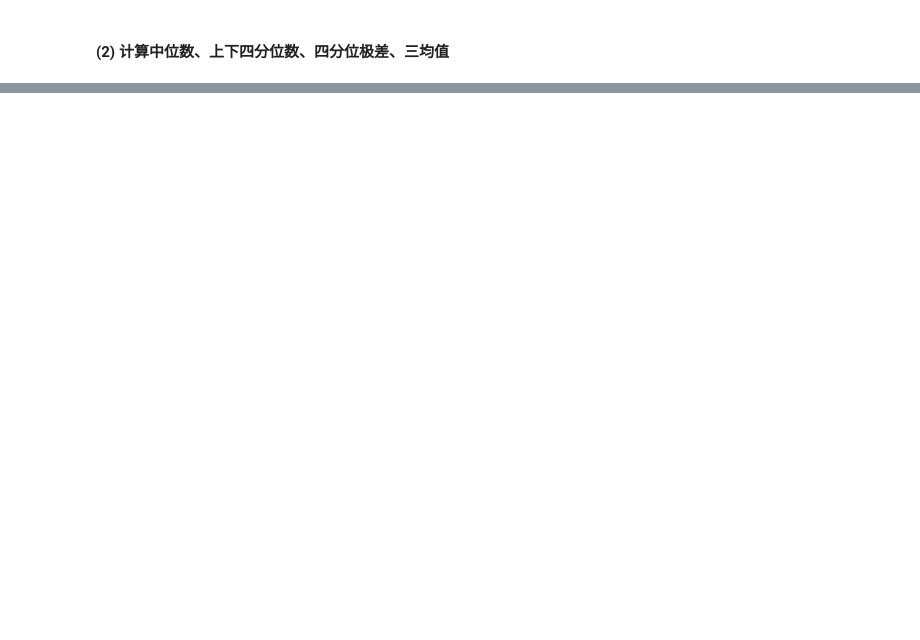
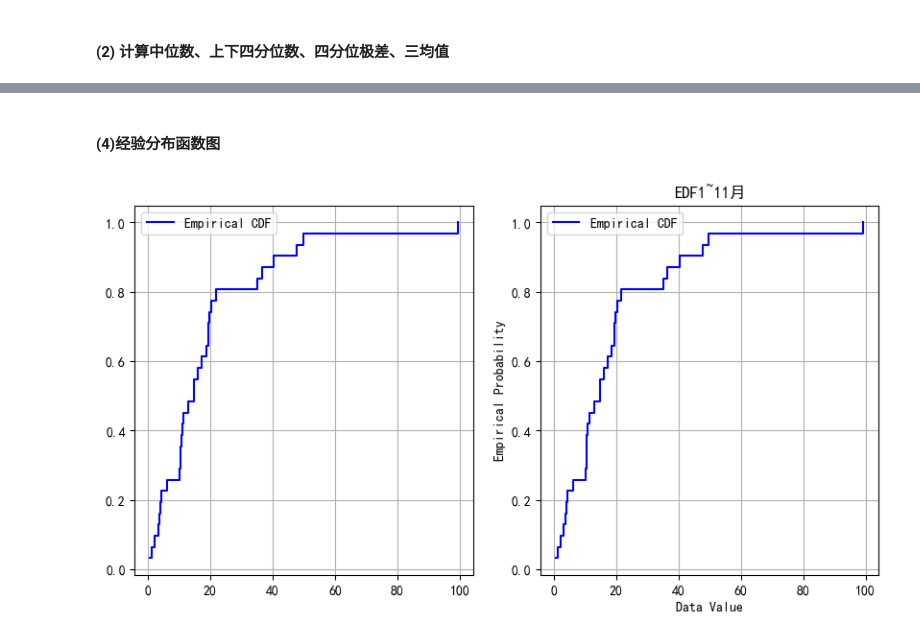
Before and after one commit to TakakuraMako/Python_Study, a Jupyter notebook: 数据分析/1.3.ipynb, the cells around one changed output, grey strips where cells are left out. Drawn from its saved outputs; the diff is of its cells as text; code cells hidden in the pictures; blank space fills up the shorter version.

```diff
--- a/数据分析/1.3.ipynb
+++ b/数据分析/1.3.ipynb
@@ -163,0 +193,24 @@ dtype: float64
+# %% [markdown]
+#### (4)经验分布函数图
+# %%
+def empirical_distribution_function(data):
+    n = len(data)
+    sorted_data = np.sort(data)
+
+    # 计算经验分布函数
+    ecdf = np.arange(1, n + 1) / n
+    return sorted_data, ecdf
+fig, axes = plt.subplots(1, 2, figsize=(10, 5))
+for i in range(2):
+    # 获取排序的数据和对应的经验分布函数值
+    sorted_data, ecdf = empirical_distribution_function(data1.iloc[:, 0])
+    # 绘制经验分布函数曲线
+    axes[i].step(sorted_data, ecdf, where='post', label='Empirical CDF', color='blue')
+    axes[i].grid()
+    axes[i].legend()
+plt.title('EDF'+data1.columns[i])
+plt.xlabel('Data Value')
+plt.ylabel('Empirical Probability')
+plt.show()
+# %% [output]
+[figure, added]
```
Also changed, not shown: parts of 13 cells of this notebook, 1 other file.
